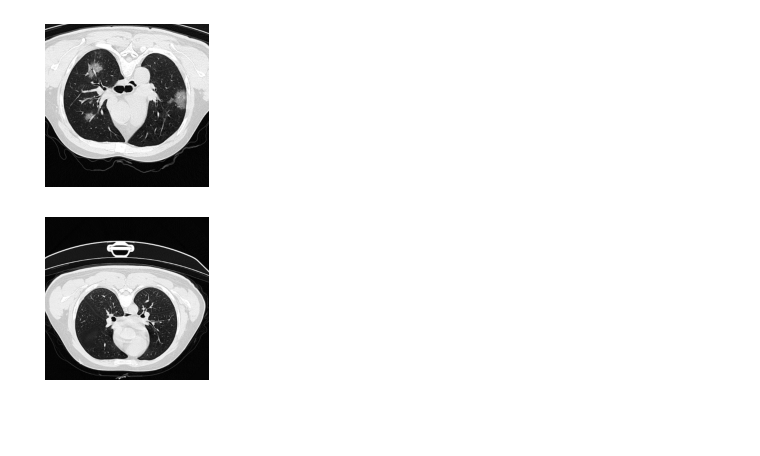
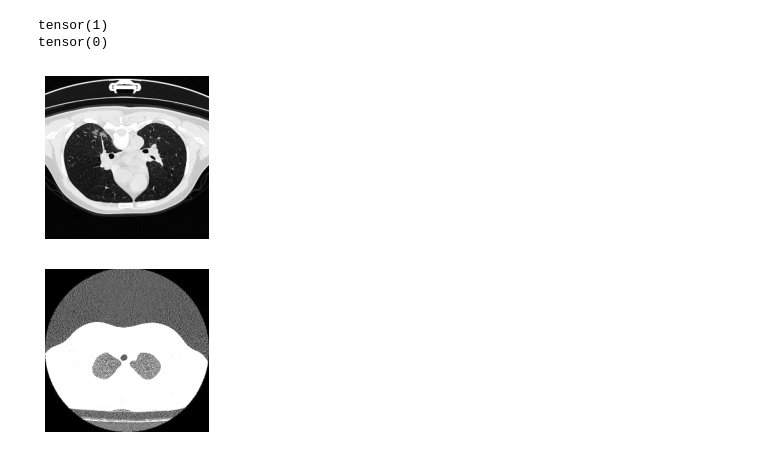
Before and after one commit to CoronaWhy/lunglens, a Jupyter notebook: semi_s_training/3. COVID-19 CT scans baseline.ipynb, the cells around one changed output. Drawn from its saved outputs; the diff is of its cells as text; code cells hidden in the pictures; blank space fills up the shorter version.

```diff
--- a/semi_s_training/3. COVID-19 CT scans baseline.ipynb
+++ b/semi_s_training/3. COVID-19 CT scans baseline.ipynb
@@ -24,30 +29,36 @@ Microsoft Visual C++ Redistributable is not installed, this may lead to the DLL
 # %%
 root_dir = Path('../data/prepared/covid19-ct-scans')
 df = pd.read_csv(root_dir / 'metadata.csv')
-df.label = df.label.astype('category').cat.codes
+labels = df.label.unique()
 # %%
+img_size = 256
+
 train_tfms = img_tfm(A.Compose([
-    A.Resize(512, 512),
-    A.RandomResizedCrop(384, 384, scale=(.7, 1)),
+    A.RandomResizedCrop(img_size, img_size, scale=(.7, 1)),
     ToColorTensor()
 ]))
 
 val_tfms = img_tfm(A.Compose([
-    A.Resize(384, 384),
+    A.Resize(img_size, img_size),
     ToColorTensor()
 ]))
 # %%
 df_train, df_val = train_test_split(df, test_size=0.25, random_state=42, stratify=df.label)
 # %%
-train_ds = SliceClassificationDataset(df_train, root_dir, train_tfms)
-val_ds = SliceClassificationDataset(df_val, root_dir, val_tfms)
+train_ds = SliceClassificationDataset(df_train, root_dir, labels, train_tfms)
+val_ds = SliceClassificationDataset(df_val, root_dir, labels, val_tfms)
 # %%
-train_img, _ = random.choice(train_ds)
-val_img, _ = random.choice(val_ds)
+train_img, train_lbl = random.choice(train_ds)
+val_img, val_lbl = random.choice(val_ds)
 
+print(train_lbl)
 print_slice(train_img[0], figsize=(3,3))
+
+print(val_lbl)
 print_slice(val_img[0], figsize=(3,3))
 # %% [output]
+tensor(1)
+tensor(0)
-[figure, old version]
+[figure, new version]
-[figure, old version]
+[figure, new version]
 # %%
```
Also changed, not shown: parts of 8 cells of this notebook, 1 other file.
